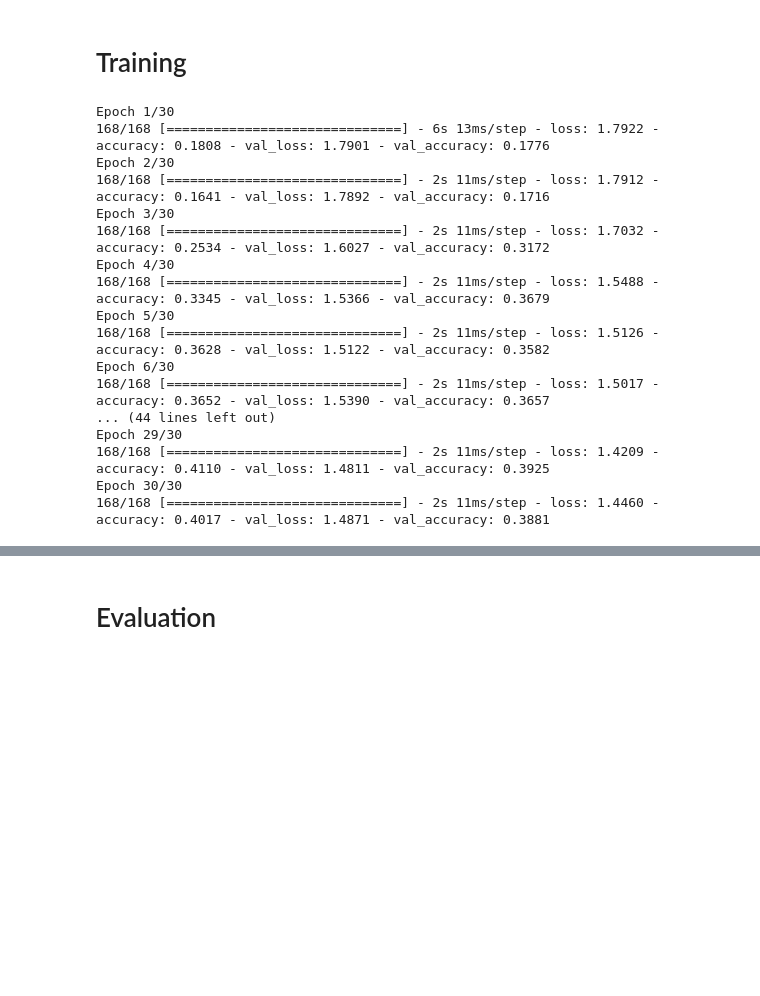
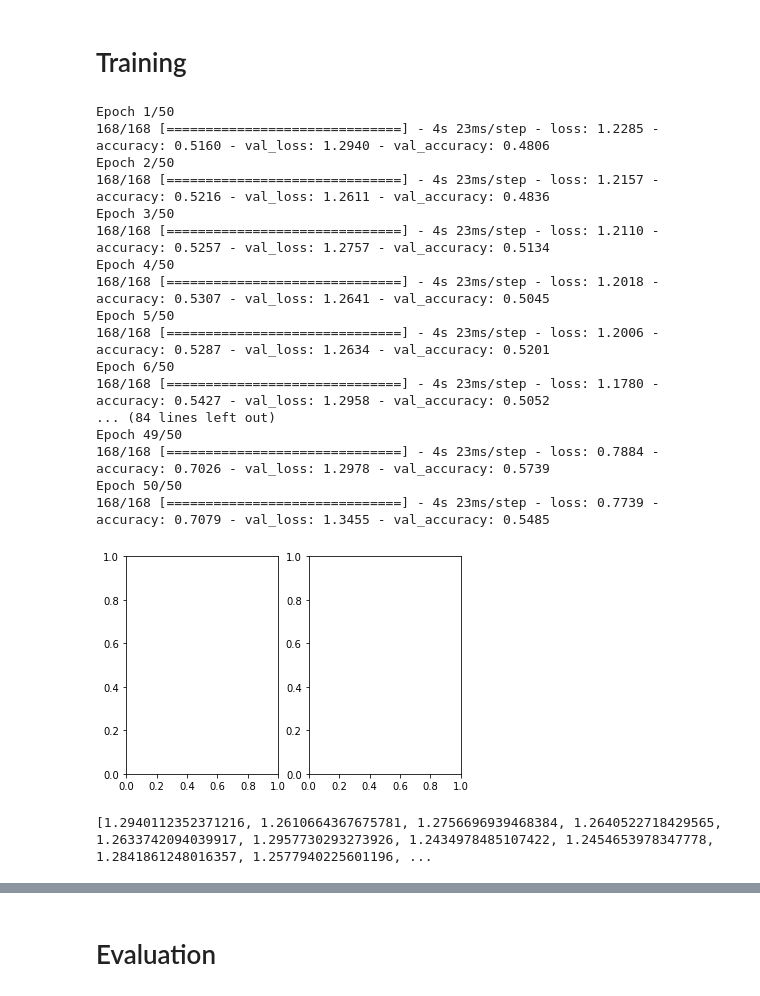
Before and after one commit to jhzhang07/Speech_Emotion_Recognition, a Jupyter notebook: speech-emotion-recognition-using-lstm.ipynb, the cells around one changed output, grey strips where cells are left out. Cells and saved outputs as stored; diff of their text form; code cells hidden in the pictures; blank space fills up the shorter version.

```diff
--- a/speech-emotion-recognition-using-lstm.ipynb
+++ b/speech-emotion-recognition-using-lstm.ipynb
@@ -361,22 +393,35 @@ model.summary()
 # %% [markdown]
 # Training
 # %%
-history = model.fit(X_train, y_train, validation_data=(X_validation, y_validation), batch_size=32, epochs=100)
+history = model.fit(X_train, y_train, validation_data=(X_validation, y_validation), batch_size=32, epochs=50)
 # %% [output]
-Epoch 1/30
-168/168 [==============================] - 6s 13ms/step - loss: 1.7922 - accuracy: 0.1808 - val_loss: 1.7901 - val_accuracy: 0.1776
-Epoch 2/30
-168/168 [==============================] - 2s 11ms/step - loss: 1.7912 - accuracy: 0.1641 - val_loss: 1.7892 - val_accuracy: 0.1716
-Epoch 3/30
-168/168 [==============================] - 2s 11ms/step - loss: 1.7032 - accuracy: 0.2534 - val_loss: 1.6027 - val_accuracy: 0.3172
-Epoch 4/30
-168/168 [==============================] - 2s 11ms/step - loss: 1.5488 - accuracy: 0.3345 - val_loss: 1.5366 - val_accuracy: 0.3679
-Epoch 5/30
-168/168 [==============================] - 2s 11ms/step - loss: 1.5126 - accuracy: 0.3628 - val_loss: 1.5122 - val_accuracy: 0.3582
-Epoch 6/30
-168/168 [==============================] - 2s 11ms/step - loss: 1.5017 - accuracy: 0.3652 - val_loss: 1.5390 - val_accuracy: 0.3657
-... (44 lines left out)
-Epoch 29/30
-168/168 [==============================] - 2s 11ms/step - loss: 1.4209 - accuracy: 0.4110 - val_loss: 1.4811 - val_accuracy: 0.3925
-Epoch 30/30
-168/168 [==============================] - 2s 11ms/step - loss: 1.4460 - accuracy: 0.4017 - val_loss: 1.4871 - val_accuracy: 0.3881
+Epoch 1/50
+168/168 [==============================] - 4s 23ms/step - loss: 1.2285 - accuracy: 0.5160 - val_loss: 1.2940 - val_accuracy: 0.4806
+Epoch 2/50
+168/168 [==============================] - 4s 23ms/step - loss: 1.2157 - accuracy: 0.5216 - val_loss: 1.2611 - val_accuracy: 0.4836
+Epoch 3/50
+168/168 [==============================] - 4s 23ms/step - loss: 1.2110 - accuracy: 0.5257 - val_loss: 1.2757 - val_accuracy: 0.5134
+Epoch 4/50
+168/168 [==============================] - 4s 23ms/step - loss: 1.2018 - accuracy: 0.5307 - val_loss: 1.2641 - val_accuracy: 0.5045
+Epoch 5/50
+168/168 [==============================] - 4s 23ms/step - loss: 1.2006 - accuracy: 0.5287 - val_loss: 1.2634 - val_accuracy: 0.5201
+Epoch 6/50
+168/168 [==============================] - 4s 23ms/step - loss: 1.1780 - accuracy: 0.5427 - val_loss: 1.2958 - val_accuracy: 0.5052
+... (84 lines left out)
+Epoch 49/50
+168/168 [==============================] - 4s 23ms/step - loss: 0.7884 - accuracy: 0.7026 - val_loss: 1.2978 - val_accuracy: 0.5739
+Epoch 50/50
+168/168 [==============================] - 4s 23ms/step - loss: 0.7739 - accuracy: 0.7079 - val_loss: 1.3455 - val_accuracy: 0.5485
+# %%
+epochs = [i for i in range(50)]
+fig , ax = plt.subplots(1,2)
+train_acc_0 = history.history['accuracy']
+train_loss_0 = history.history['loss']
+test_acc_0 = history.history['val_accuracy']
+test_loss_0 = history.history['val_loss']
+# %% [output]
+[figure, added]
+# %%
+print(test_loss_0)
+# %% [output]
+[1.2940112352371216, 1.2610664367675781, 1.2756696939468384, 1.2640522718429565, 1.2633742094039917, 1.2957730293273926, 1.2434978485107422, 1.2454653978347778, 1.2841861248016357, 1.2577940225601196, ...
```
Also changed, not shown: parts of 13 cells of this notebook.
